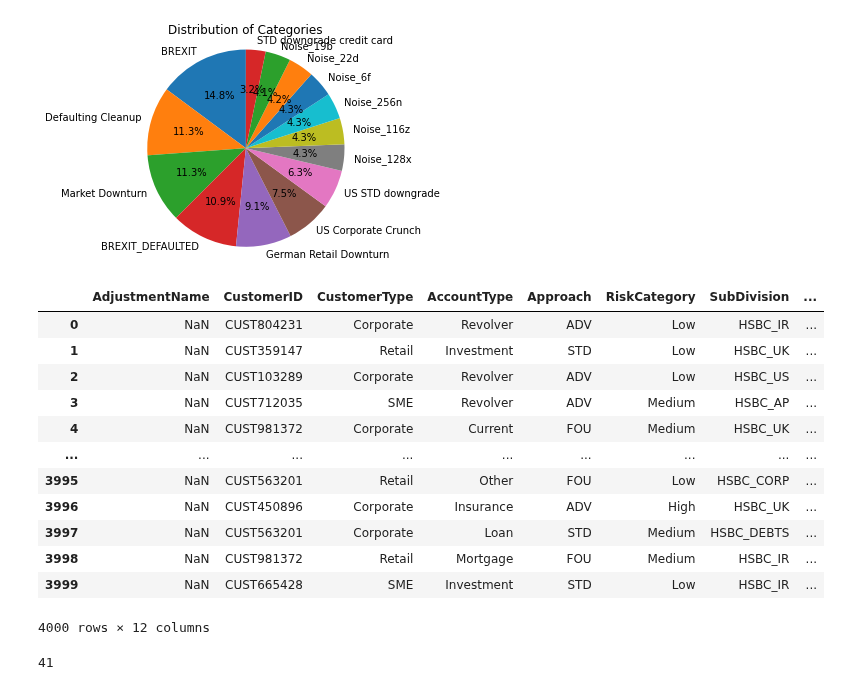
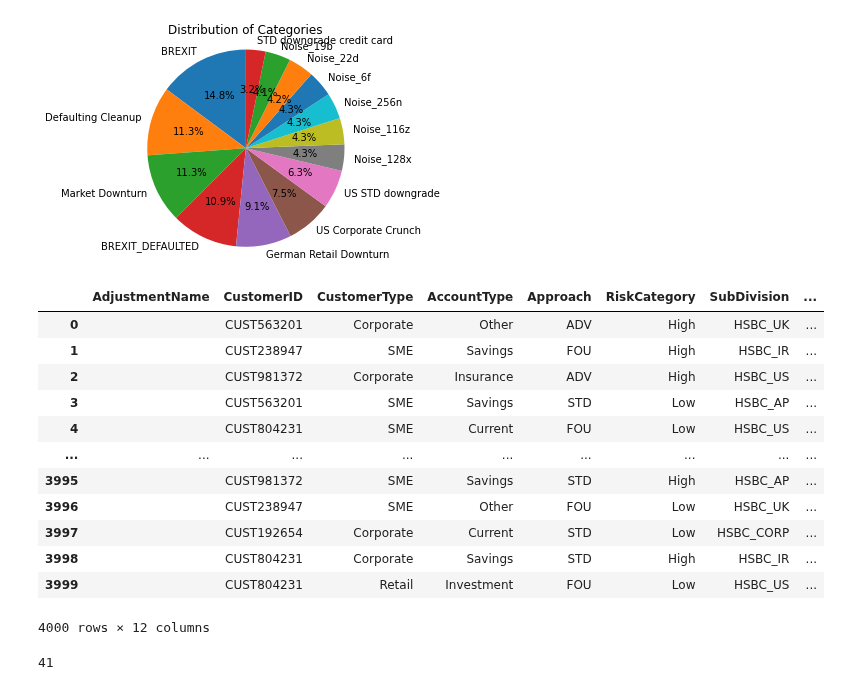
Before and after one commit to AbbyKatt/mycode, a Jupyter notebook: AI_Adjustments_Proto/Sample Data Creator.ipynb, the cells around one changed output. Cells and saved outputs as stored; diff of their text form; code cells hidden in the pictures.

```diff
--- a/AI_Adjustments_Proto/Sample Data Creator.ipynb
+++ b/AI_Adjustments_Proto/Sample Data Creator.ipynb
@@ -219,25 +219,33 @@ plt.show()
 # %%
 #------------------Produce a sample adjustment template with some fake data to adjust---------------------------------
 sampleRows=4000
 dfTemplate=pd.DataFrame(columns=["AdjustmentName"] + SampleFields+NumericFields+RatioFields)
 for col in SampleFields:
     if col!="AdjustmentName":
         dfTemplate[col]=np.random.choice(FieldMapping[col],sampleRows)
 
+for col in NumericFields:
+    dfTemplate[col]=np.random.randint(1000000, size=sampleRows)
+
+for col in RatioFields:
+    dfTemplate[col]=np.random.randint(100, size=sampleRows)/100
+
+dfTemplate["AdjustmentName"]=""
+dfTemplate.to_csv("SampleAdjustmentTemplate.csv",index=False)
 dfTemplate
 # %% [output]
 |  | AdjustmentName | CustomerID | CustomerType | AccountType | Approach | RiskCategory | SubDivision | ... |
-| 0 | NaN | CUST804231 | Corporate | Revolver | ADV | Low | HSBC_IR | ... |
-| 1 | NaN | CUST359147 | Retail | Investment | STD | Low | HSBC_UK | ... |
-| 2 | NaN | CUST103289 | Corporate | Revolver | ADV | Low | HSBC_US | ... |
-| 3 | NaN | CUST712035 | SME | Revolver | ADV | Medium | HSBC_AP | ... |
-| 4 | NaN | CUST981372 | Corporate | Current | FOU | Medium | HSBC_UK | ... |
+| 0 |  | CUST563201 | Corporate | Other | ADV | High | HSBC_UK | ... |
+| 1 |  | CUST238947 | SME | Savings | FOU | High | HSBC_IR | ... |
+| 2 |  | CUST981372 | Corporate | Insurance | ADV | High | HSBC_US | ... |
+| 3 |  | CUST563201 | SME | Savings | STD | Low | HSBC_AP | ... |
+| 4 |  | CUST804231 | SME | Current | FOU | Low | HSBC_US | ... |
 | ... | ... | ... | ... | ... | ... | ... | ... | ... |
-| 3995 | NaN | CUST563201 | Retail | Other | FOU | Low | HSBC_CORP | ... |
-| 3996 | NaN | CUST450896 | Corporate | Insurance | ADV | High | HSBC_UK | ... |
-| 3997 | NaN | CUST563201 | Corporate | Loan | STD | Medium | HSBC_DEBTS | ... |
-| 3998 | NaN | CUST981372 | Retail | Mortgage | FOU | Medium | HSBC_IR | ... |
-| 3999 | NaN | CUST665428 | SME | Investment | STD | Low | HSBC_IR | ... |
+| 3995 |  | CUST981372 | SME | Savings | STD | High | HSBC_AP | ... |
+| 3996 |  | CUST238947 | SME | Other | FOU | Low | HSBC_UK | ... |
+| 3997 |  | CUST192654 | Corporate | Current | STD | Low | HSBC_CORP | ... |
+| 3998 |  | CUST804231 | Corporate | Savings | STD | High | HSBC_IR | ... |
+| 3999 |  | CUST804231 | Retail | Investment | FOU | Low | HSBC_US | ... |
 4000 rows × 12 columns
 # %%
 len(df["NewVal"].unique())
```
Also changed, not shown: 8 other files.
